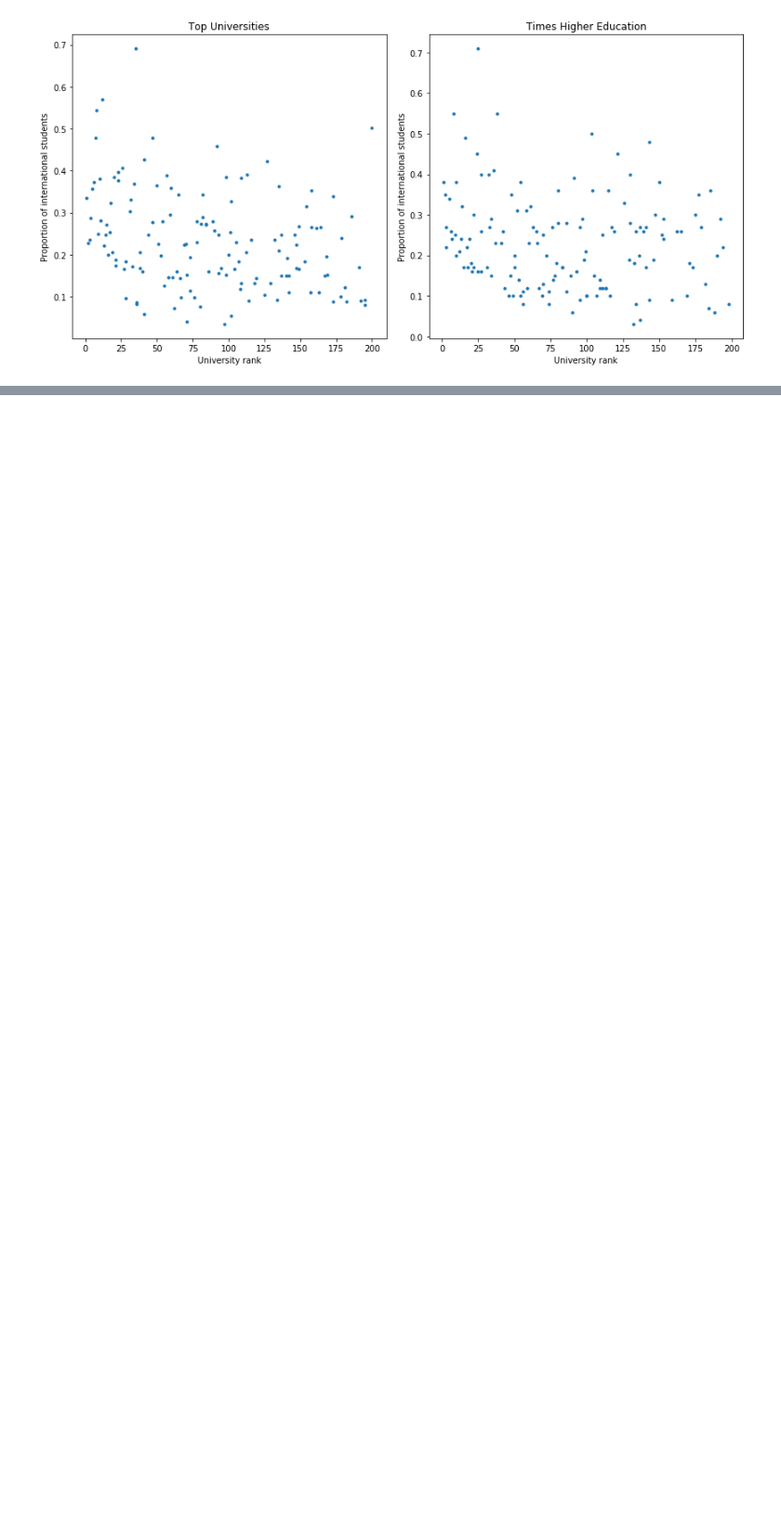
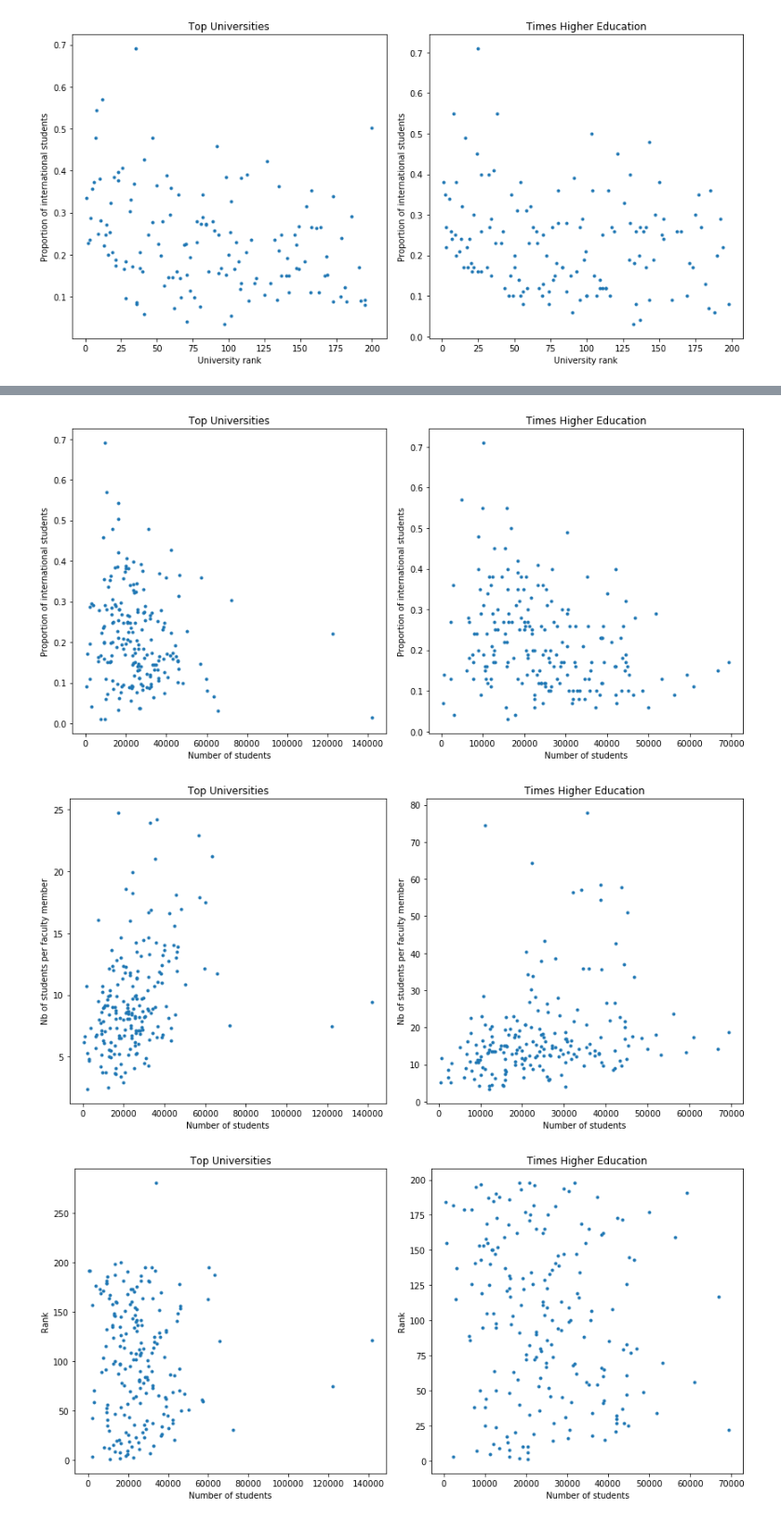
Before and after one commit to brunowicht/ada_project, a Jupyter notebook: 02 - Data from the Web/Homework2.ipynb, the cells around one changed output, grey strips where cells are left out. Shown at 93% size. Saved outputs shown, nothing was run; the diff lists cells and outputs as text; code cells hidden in the pictures; blank space fills up the shorter version.

```diff
--- a/02 - Data from the Web/Homework2.ipynb
+++ b/02 - Data from the Web/Homework2.ipynb
@@ -386,0 +380,54 @@ merged_df.corr()
+# %%
+# Plot total_students vs inter_students_ratio
+plt.figure(figsize=(12,6))
+plt.subplot(1, 2, 1)
+plt.plot(top_univ_df_with_ratios['total_students'], top_univ_df_with_ratios['inter_students_ratio'], '.')
+plt.title("Top Universities")
+plt.ylabel('Proportion of international students')
+plt.xlabel('Number of students')
+
+plt.subplot(1, 2, 2)
+plt.plot(times_higher_df['total_students'], times_higher_df['inter_students_ratio'], '.')
+plt.title("Times Higher Education")
+plt.ylabel('Proportion of international students')
+plt.xlabel('Number of students')
+plt.tight_layout()
+plt.show()
+
+# Plot total_students vs student_faculty_ratio
+plt.figure(figsize=(12,6))
+plt.subplot(1, 2, 1)
+plt.plot(top_univ_df_with_ratios['total_students'], top_univ_df_with_ratios['student_faculty_ratio'], '.')
+plt.title("Top Universities")
+plt.ylabel('Nb of students per faculty member')
+plt.xlabel('Number of students')
+
+plt.subplot(1, 2, 2)
+plt.plot(times_higher_df['total_students'], times_higher_df['student_faculty_ratio'], '.')
+plt.title("Times Higher Education")
+plt.ylabel('Nb of students per faculty member')
+plt.xlabel('Number of students')
+plt.tight_layout()
+plt.show()
+
+# Plot total_students vs rank
+plt.figure(figsize=(12,6))
+plt.subplot(1, 2, 1)
+plt.plot(top_univ_df_with_ratios['total_students'], top_univ_df_with_ratios['rank'], '.')
+plt.title("Top Universities")
+plt.ylabel('Rank')
+plt.xlabel('Number of students')
+
+plt.subplot(1, 2, 2)
+plt.plot(times_higher_df['total_students'], times_higher_df['rank'], '.')
+plt.title("Times Higher Education")
+plt.ylabel('Rank')
+plt.xlabel('Number of students')
+plt.tight_layout()
+plt.show()
+
+times_higher_df.corr()
+# %% [output]
+[figure, added]
+[figure, added]
+[figure, added]
```
Also changed, not shown: parts of 5 cells of this notebook, 1 other file.
